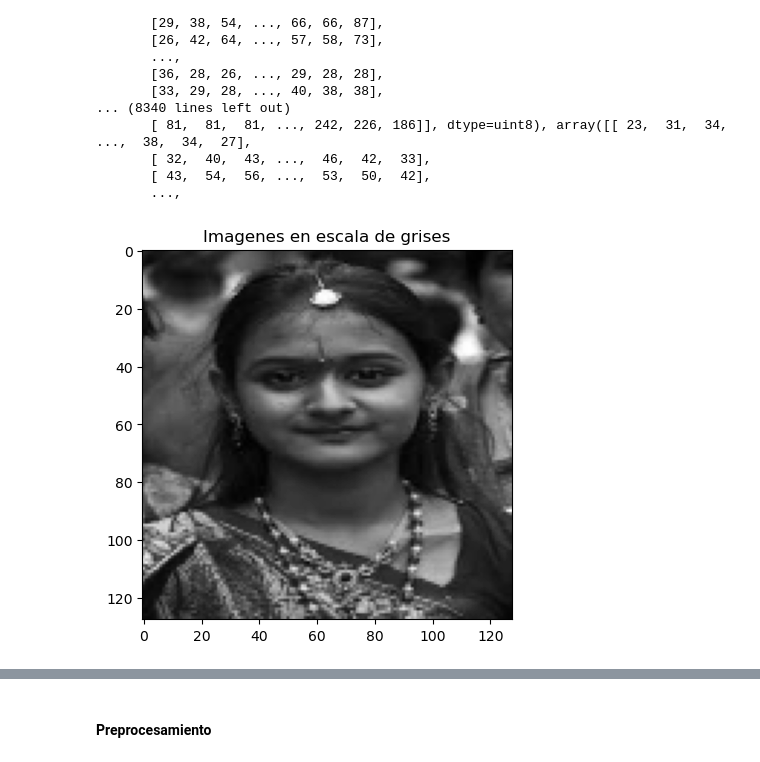
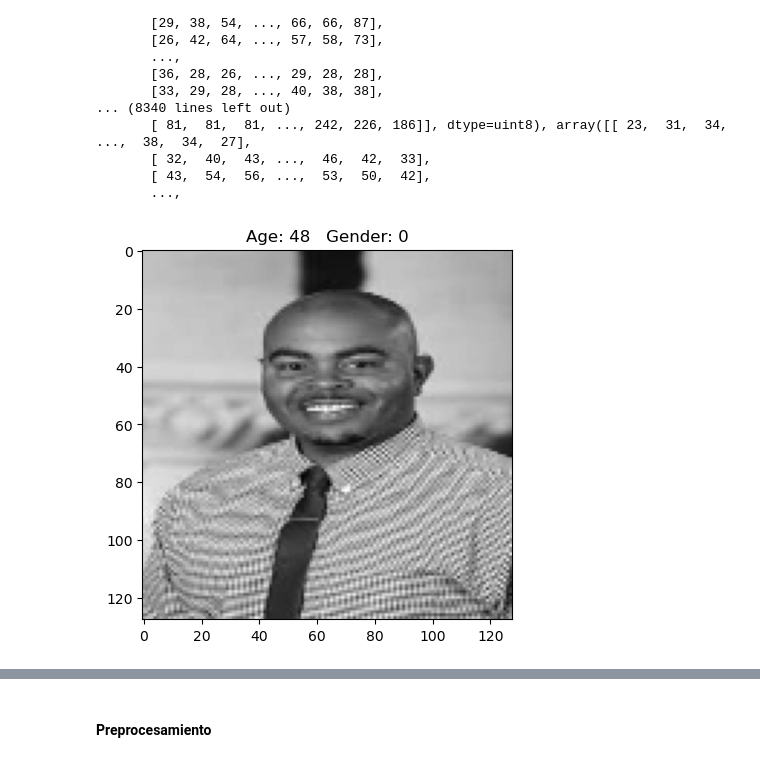
Before and after one commit to Ivo196/face-recognition, a Jupyter notebook: faceDetection.ipynb, the cells around one changed output, grey strips where cells are left out. Cells and saved outputs as stored; diff of their text form; code cells hidden in the pictures.

Commit message:
ft images read

```diff
--- a/faceDetection.ipynb
+++ b/faceDetection.ipynb
@@ -24,12 +24,17 @@ map_characters = {
 #### Creamos el Dataset
 # %%
 images = []
-age = []
-gender = []
+ages = []
+genders = []
 
 
 
 for filename in listImages:
+    file = filename.split('_')
+    age = file[0]
+    gender = file[1]
+    ages.append(age)
+    genders.append(gender)
     if filename.endswith('.jpg'):
         filePath = os.path.join(dataDir,filename)
         image = cv2.imread(filePath)
@@ -66,11 +71,11 @@ libpng warning: iCCP: known incorrect sRGB profile
        ...,
 # %%
 if images:
-    plt.title('Imagenes en escala de grises')
-    plt.imshow(images[0], cmap='gray')
+    plt.title(f'Age: {ages[position]}   Gender: {genders[position]}')
+    plt.imshow(images[position], cmap='gray')
     plt.show()
 # %% [output]
-[figure, old version]
+[figure, new version]
 # %%
 df = pd.DataFrame(data, columns=['filename', 'age', 'gender'])
 df.head()
```
Also changed, not shown: parts of 1 cell of this notebook.
